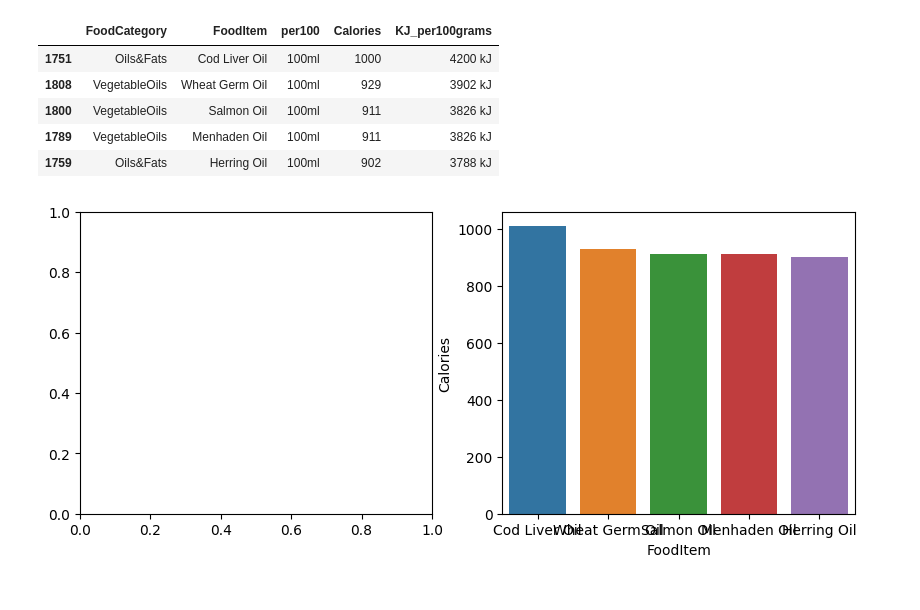
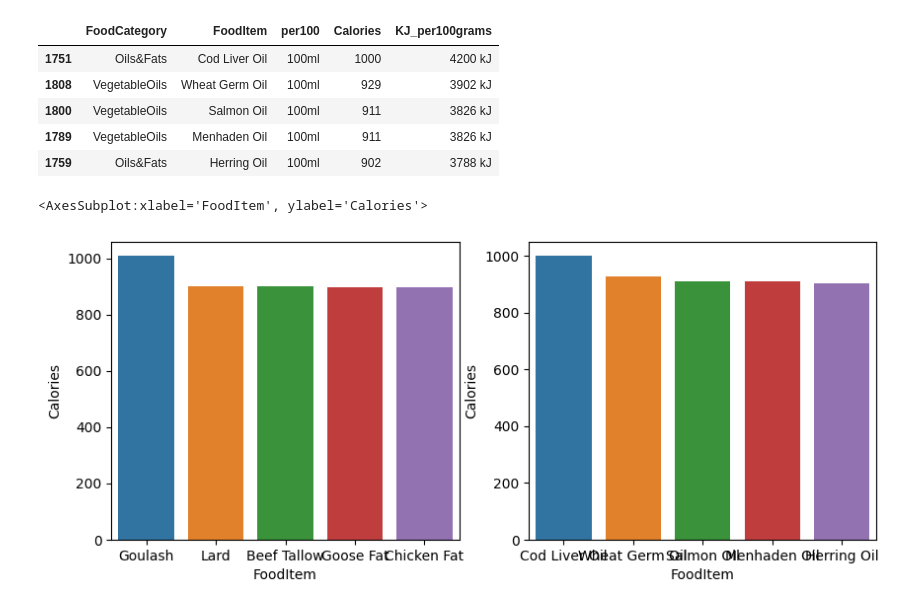
Before and after one commit to FabianAndersson17/Databehandling-Fabian-Andersson, a Jupyter notebook: Code-alongs/L0_pandas_basics.ipynb, the cells around one changed output. Drawn from its saved outputs; the diff is of its cells as text; code cells hidden in the pictures.

Commit message:
Fixed the graphs to plot in diffrent graphs

```diff
--- a/Code-alongs/L0_pandas_basics.ipynb
+++ b/Code-alongs/L0_pandas_basics.ipynb
@@ -263,8 +259,10 @@ liquids_top5
 | 1759 | Oils&Fats | Herring Oil | 100ml | 902 | 3788 kJ |
 # %%
 import matplotlib.pyplot as plt
-fig, axes = plt.subplots(1,2, dpi=100, figsize=(10,4))
-sns.barplot(data=solids_top5, x="FoodItem", y="Calories")
-sns.barplot(data=liquids_top5, x="FoodItem", y="Calories")
+import seaborn as sns
+fig, ax = plt.subplots(1,2, dpi=100, figsize=(10,4))
+sns.barplot(data=solids_top5, x="FoodItem", y="Calories", ax=ax[0])
+sns.barplot(data=liquids_top5, x="FoodItem", y="Calories", ax=ax[1])
 # %% [output]
+<AxesSubplot:xlabel='FoodItem', ylabel='Calories'>
-[figure, old version]
+[figure, new version]
```
Also changed, not shown: parts of 6 cells of this notebook.
